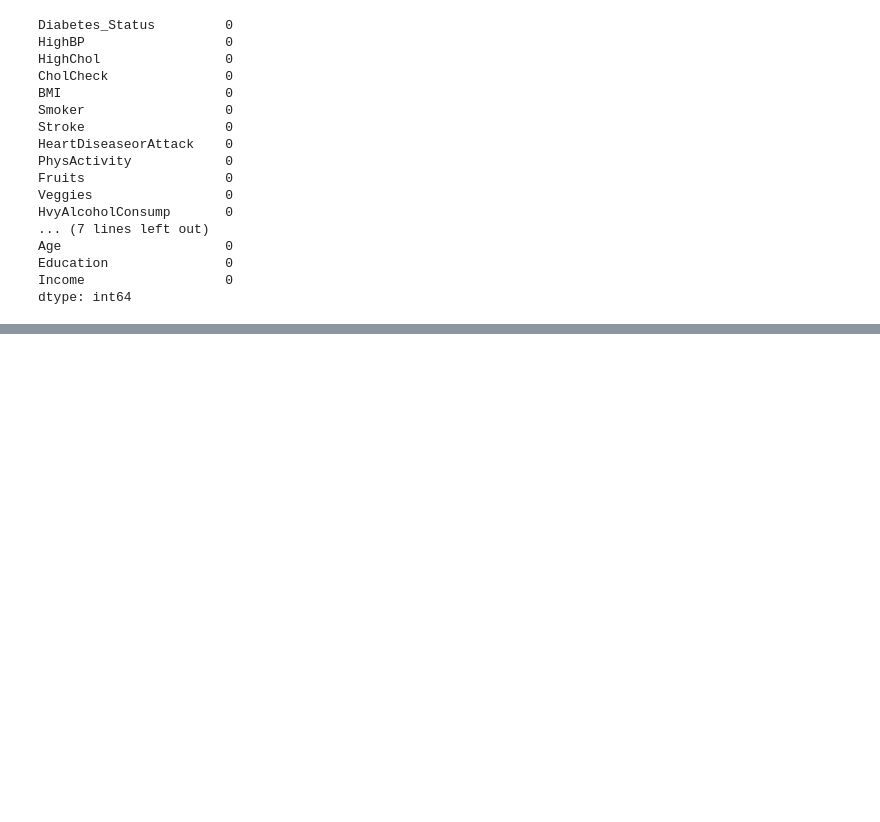
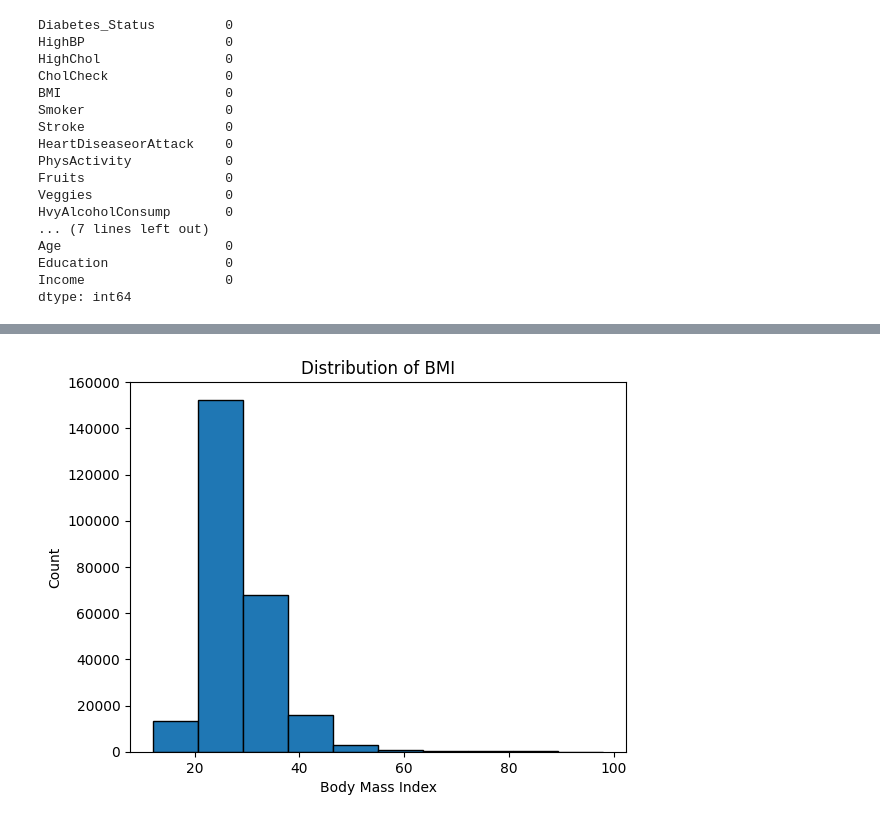
Before and after one commit to GraceOluwafemi/Msc-Project, a Jupyter notebook: project.ipynb, the cells around one changed output, grey strips where cells are left out. Saved outputs shown, nothing was run; the diff lists cells and outputs as text; code cells hidden in the pictures; blank space fills up the shorter version.

```diff
--- a/project.ipynb
+++ b/project.ipynb
@@ -120,0 +132,13 @@ print (data.head())
+# %%
+# Generate the histogram
+plt.hist(data['BMI'], bins=10, edgecolor='black')
+
+# Set plot labels and title
+plt.xlabel('Body Mass Index')
+plt.ylabel('Count')
+plt.title('Distribution of BMI')
+
+# Show the histogram
+plt.show()
+# %% [output]
+[figure, added]
```
Also changed, not shown: parts of 17 cells of this notebook.
